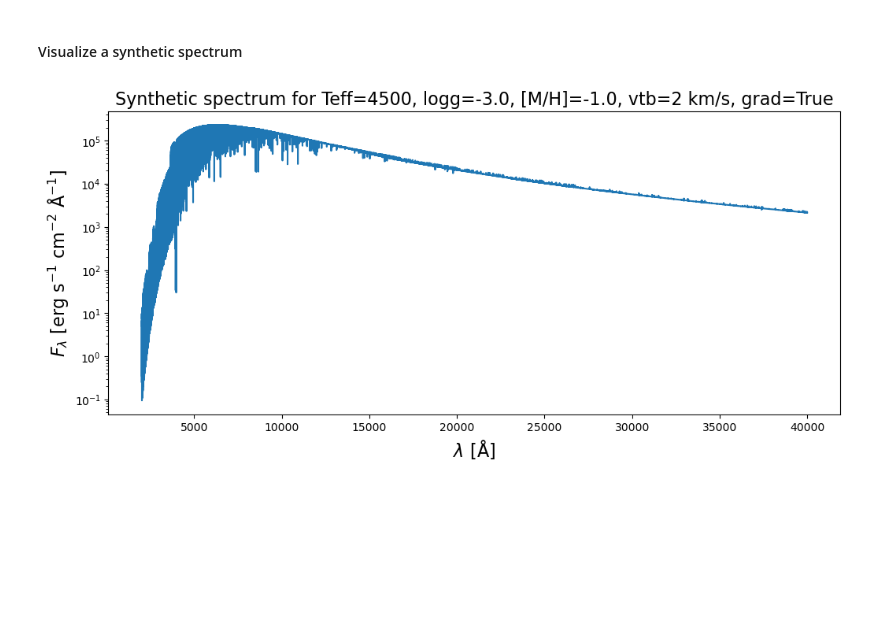
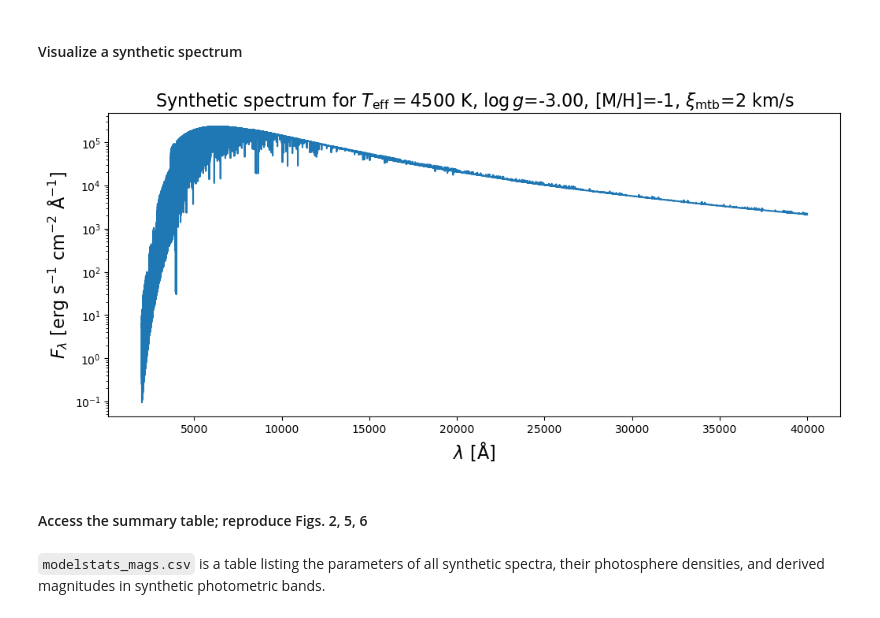
Before and after one commit to hanpu-liu/LRD_synthetic_spectral_library, a Jupyter notebook: example.ipynb, the cells around one changed output. Drawn from its saved outputs; the diff is of its cells as text; code cells hidden in the pictures; blank space fills up the shorter version.

Commit message:
upload modelstats.csv and update docs

```diff
--- a/example.ipynb
+++ b/example.ipynb
@@ -34,26 +36,26 @@ for file in os.listdir(specdir):
         new_row = {'filename': specdir + file[:-5],
                    'Teff': int(parts[1:5]),         # effetive temperature T_eff
                    'logg': int(parts[6:10])/100,    # log surface gravity log g
-                   'logz': float(parts[11:13]),     # log metallicity [M/H]
-                   'vtb': int(parts[14:16]),        # microturbulence velocity xi_mtb
+                   'M/H': float(parts[11:13]),     # log metallicity [M/H]
+                   'xi_mtb': int(parts[14:16]),        # microturbulence velocity xi_mtb
                    'grad': False if 'nograd' in file else True,}
         specs_df = pd.concat([specs_df, pd.DataFrame([new_row])], ignore_index=True)
-specs_df = specs_df.sort_values(by=['vtb','logz', 'Teff', 'logg']).reset_index(drop=True)
+specs_df = specs_df.sort_values(by=['xi_mtb','M/H', 'Teff', 'logg']).reset_index(drop=True)
 print(specs_df)
 
 # -------------------------------------------------------------
 # visualize the model grid in logg-Teff space, color-coded by
 # metallicity and marked by whether g_rad is included
 # -------------------------------------------------------------
-grouped = specs_df.groupby(['logg', 'Teff', 'grad', 'vtb'])
+grouped = specs_df.groupby(['logg', 'Teff', 'grad', 'xi_mtb'])
 x_plot, y_plot, z_plot, prad_plot = [], [], [], []
 dx = 0.04   # spacing in logg
 dy = 50.0   # spacing in Teff
 
-for (logg, teff, grad, vtb), group in grouped:
+for (logg, teff, grad, xi_mtb), group in grouped:
     n = len(group)
-    # only visualize vtb=2 km/s models to avoid overcrowding
-    if vtb == 10:
+    # only visualize xi_mtb=2 km/s models to avoid overcrowding
+    if xi_mtb == 10:
         continue
     # move T=2000 K and 3000 K models up to save space
     if teff == 2000:
@@ -65,7 +67,7 @@ for (logg, teff, grad, vtb), group in grouped:
     for i, (_, row) in enumerate(group.iterrows()):
         x_plot.append(logg + offsets[i] * dx)
         y_plot.append(teff + offsets[i] * dy)
-        z_plot.append(row['logz'])
+        z_plot.append(row['M/H'])
         prad_plot.append(grad)
 x_plot = np.array(x_plot)
 y_plot = np.array(y_plot)
@@ -116,26 +118,30 @@ fig0.subplots_adjust(left=0.15,bottom=0.123,top=0.92)
 #### Visualize a synthetic spectrum
 # %%
 # function to find a spec file given parameters and return wavelength and flux arrays
-def find_spec_file(teff, logg, logz, vtb, grad, specdir):
+def find_spec_file(teff, logg, m_over_h, xi_mtb, grad, specdir):
     filename = 't{:04d}g{:+04.0f}z{:+02.0f}v{:02d}{}.spec'.format(
-        teff, int(logg*100), int(logz), vtb, '' if grad else '_nograd')
+        teff, int(logg*100), int(m_over_h), xi_mtb, '' if grad else '_nograd')
     filepath = os.path.join(specdir, filename)
     if os.path.exists(filepath):
         data = np.loadtxt(filepath)
         return data[:,0], data[:,1]
     else:
         print('File not found:', filepath)
         return None, None
 
-teff, logg, logz, vtb, grad = 4500, -3.0, -1.0, 2, True
-wave_arr, flux_arr = find_spec_file(teff, logg, logz, vtb, grad, specdir)
+teff, logg, m_over_h, xi_mtb, grad = 4500, -3.0, -1.0, 2, True
+wave_arr, flux_arr = find_spec_file(teff, logg, m_over_h, xi_mtb, grad, specdir)
 
 fig, ax = plt.subplots(figsize=(12,5))
 ax.plot(wave_arr, flux_arr)
-ax.set_title('Synthetic spectrum for Teff={}, logg={}, [M/H]={}, vtb={} km/s, grad={}'.format(
-    teff, logg, logz, vtb, grad), fontsize=16)
+ax.set_title(r'Synthetic spectrum for $T_{\rm eff}=%d$ K, $\log g$=%.2f, [M/H]=%d, $\xi_{\rm mtb}$=%d km/s' % (
+    teff, logg, m_over_h, xi_mtb), fontsize=16)
 ax.set_xlabel(r'$\lambda~[\rm\AA]$', fontsize=16)
 ax.set_ylabel(r'$F_\lambda~[\rm erg~s^{-1}~cm^{-2}~\AA^{-1}]$', fontsize=16)
 ax.set_yscale('log')
 # %% [output]
-[figure, old version]
+[figure, new version]
+# %% [markdown]
+#### Access the summary table; reproduce Figs. 2, 5, 6
+# %% [markdown]
+`modelstats_mags.csv` is a table listing the parameters of all synthetic spectra, their photosphere densities, and derived magnitudes in synthetic photometric bands.
```
Also changed, not shown: parts of 6 cells of this notebook, 2 other files.
